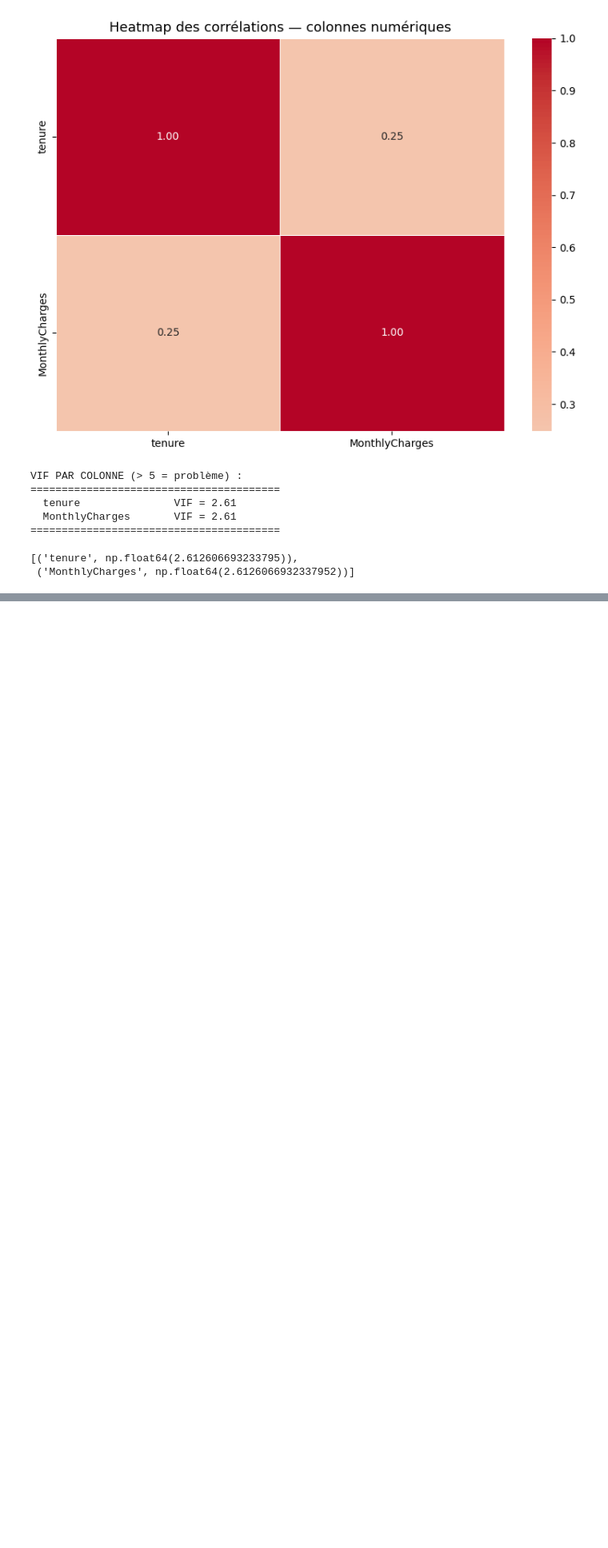
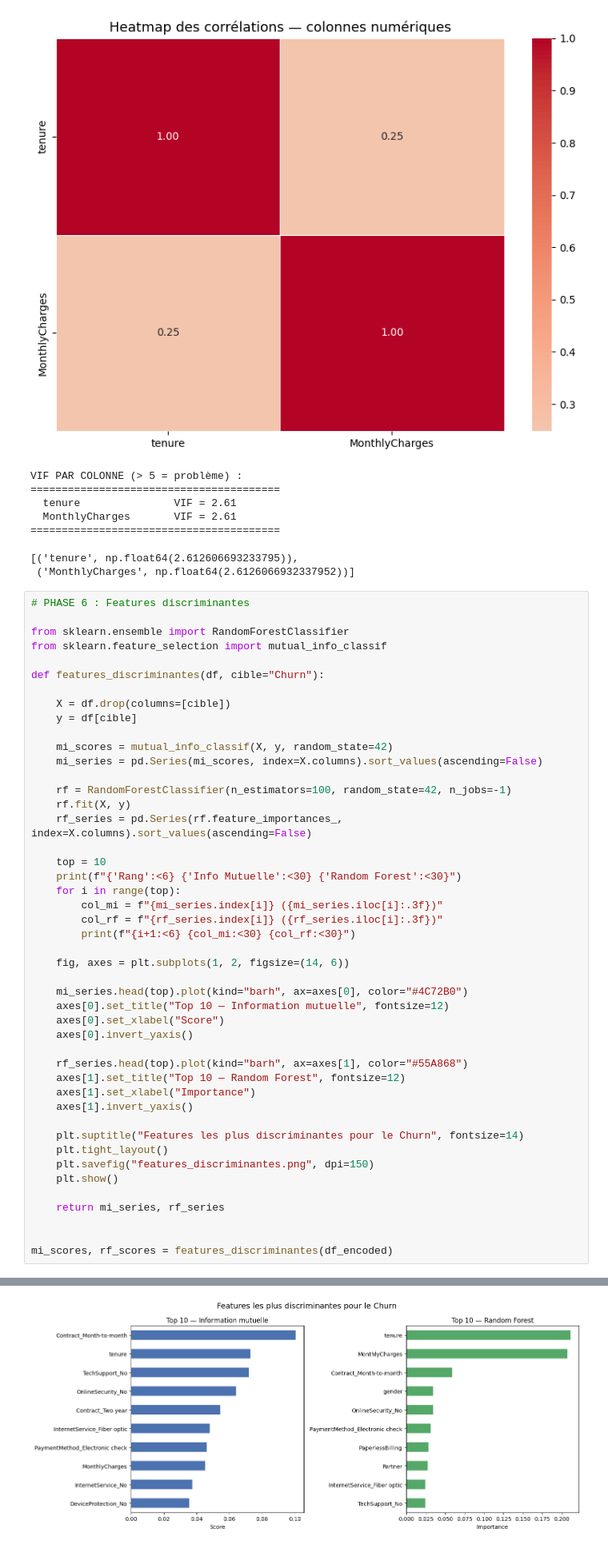
Before and after one commit to rymadinari/-arene-des-algos-Ryma-Dinari-, a Jupyter notebook: jour2.ipynb, the cells around one changed output, grey strips where cells are left out. Shown at 80% size. Saved outputs shown, nothing was run; the diff lists cells and outputs as text; blank space fills up the shorter version.

```diff
--- a/jour2.ipynb
+++ b/jour2.ipynb
@@ -404,3 +404,50 @@ VIF PAR COLONNE (> 5 = problème) :
 ========================================
 [('tenure', np.float64(2.612606693233795)),
  ('MonthlyCharges', np.float64(2.6126066932337952))]
+# %%
+# PHASE 6 : Features discriminantes
+
+from sklearn.ensemble import RandomForestClassifier
+from sklearn.feature_selection import mutual_info_classif
+
+def features_discriminantes(df, cible="Churn"):
+
+    X = df.drop(columns=[cible])
+    y = df[cible]
+
+    mi_scores = mutual_info_classif(X, y, random_state=42)
+    mi_series = pd.Series(mi_scores, index=X.columns).sort_values(ascending=False)
+
+    rf = RandomForestClassifier(n_estimators=100, random_state=42, n_jobs=-1)
+    rf.fit(X, y)
+    rf_series = pd.Series(rf.feature_importances_, index=X.columns).sort_values(ascending=False)
+
+    top = 10
+    print(f"{'Rang':<6} {'Info Mutuelle':<30} {'Random Forest':<30}")
+    for i in range(top):
+        col_mi = f"{mi_series.index[i]} ({mi_series.iloc[i]:.3f})"
+        col_rf = f"{rf_series.index[i]} ({rf_series.iloc[i]:.3f})"
+        print(f"{i+1:<6} {col_mi:<30} {col_rf:<30}")
+
+    fig, axes = plt.subplots(1, 2, figsize=(14, 6))
+
+    mi_series.head(top).plot(kind="barh", ax=axes[0], color="#4C72B0")
+    axes[0].set_title("Top 10 — Information mutuelle", fontsize=12)
+    axes[0].set_xlabel("Score")
+    axes[0].invert_yaxis()
+
+    rf_series.head(top).plot(kind="barh", ax=axes[1], color="#55A868")
+    axes[1].set_title("Top 10 — Random Forest", fontsize=12)
+    axes[1].set_xlabel("Importance")
+    axes[1].invert_yaxis()
+
+    plt.suptitle("Features les plus discriminantes pour le Churn", fontsize=14)
+    plt.tight_layout()
+    plt.savefig("features_discriminantes.png", dpi=150)
+    plt.show()
+
+    return mi_series, rf_series
+
+
+mi_scores, rf_scores = features_discriminantes(df_encoded)
+# %% [output]
@@ -406,0 +465 @@ VIF PAR COLONNE (> 5 = problème) :
+[figure, added]
```
Also changed, not shown: parts of 2 cells of this notebook.
